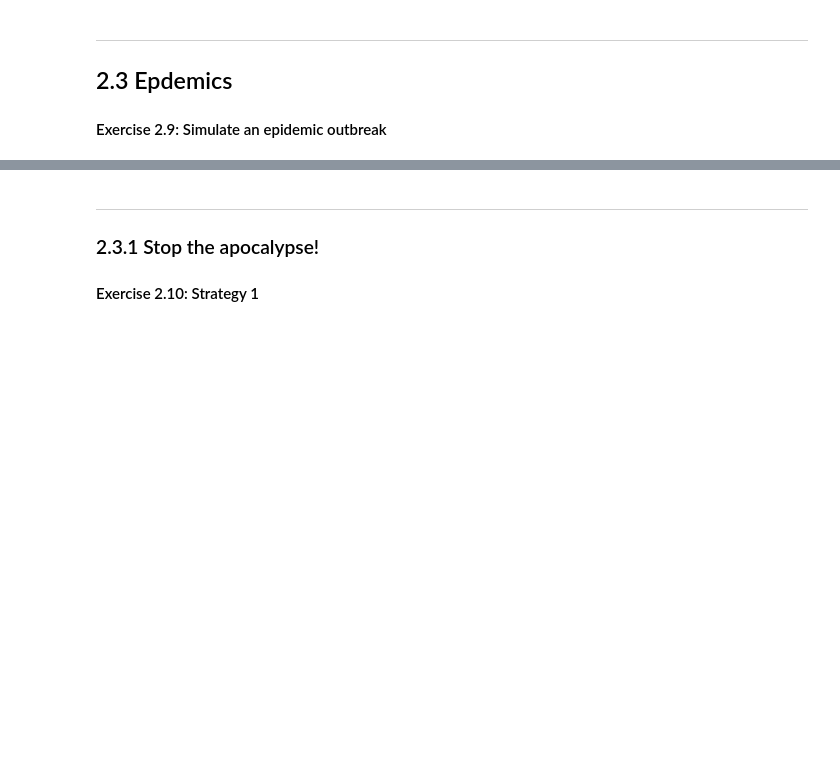
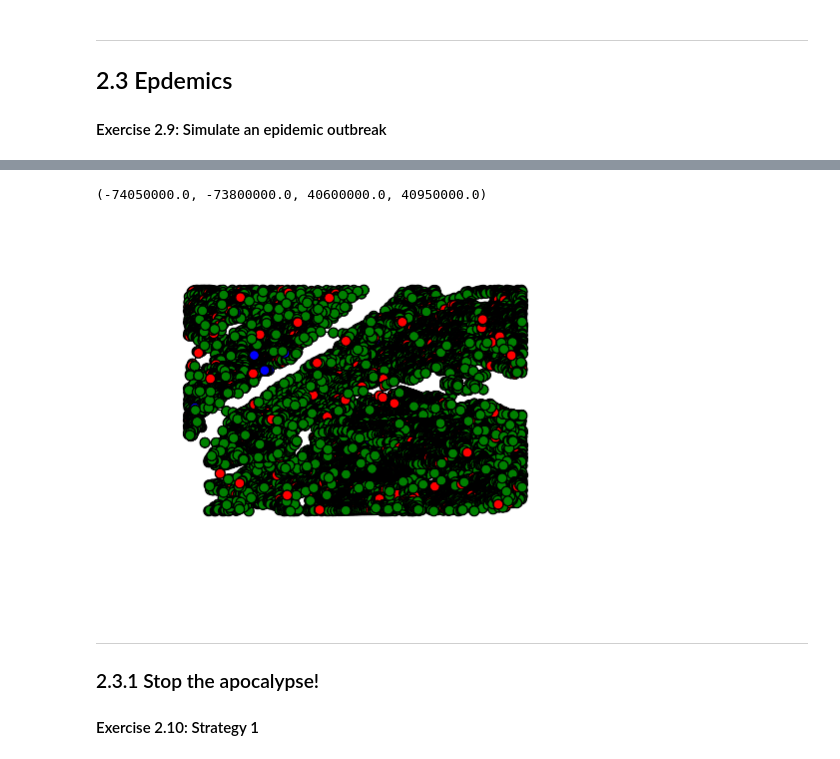
Before and after one commit to jeanbaptistebeau/Internet-Analytics-Notebooks, a Jupyter notebook: lab2/notebooks/ix-lab2-notebook-part3.ipynb, the cells around one changed output, grey strips where cells are left out. Drawn from its saved outputs; the diff is of its cells as text; code cells hidden in the pictures; blank space fills up the shorter version.

```diff
--- a/lab2/notebooks/ix-lab2-notebook-part3.ipynb
+++ b/lab2/notebooks/ix-lab2-notebook-part3.ipynb
@@ -85,3 +125,9 @@ plt.plot(recovered_by_day, 'b') # Is the blue graph correct?
+# %%
+map_after(G, sir, 30)
+plt.axis('off')
+# %% [output]
+(-74050000.0, -73800000.0, 40600000.0, 40950000.0)
+[figure, added]
 # %% [markdown]
 ---
 
```
Also changed, not shown: parts of 20 cells of this notebook.
